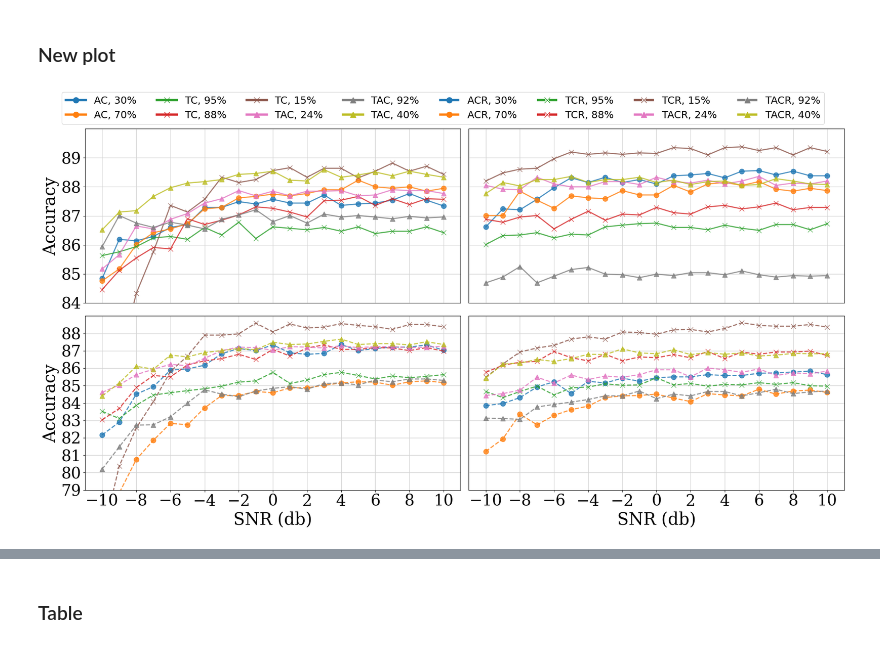
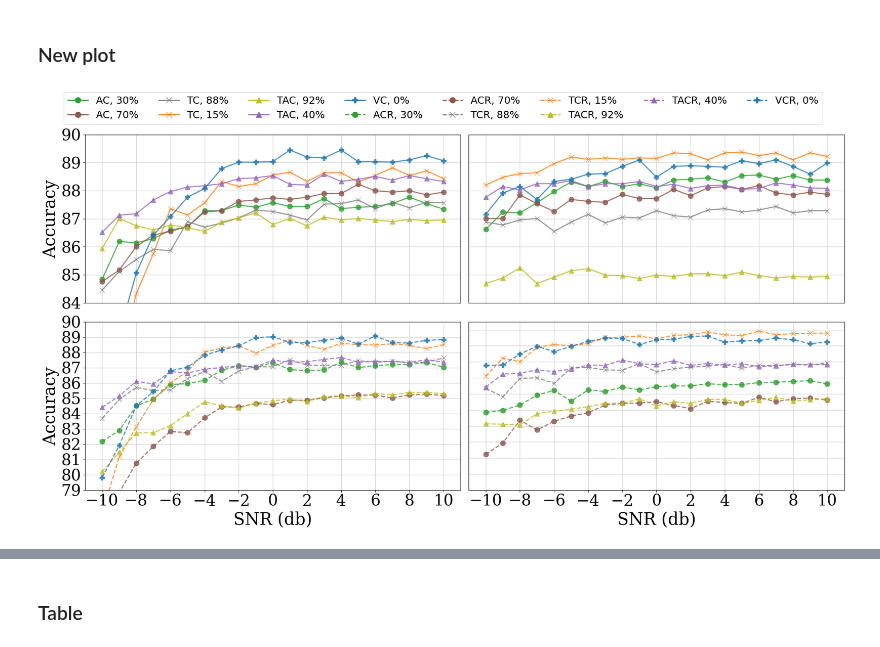
Before and after one commit to alessiodevoto/peekvit, a Jupyter notebook: result_processing_august3.ipynb, the cells around one changed output, grey strips where cells are left out. Saved outputs shown, nothing was run; the diff lists cells and outputs as text; code cells hidden in the pictures.

```diff
--- a/result_processing_august3.ipynb
+++ b/result_processing_august3.ipynb
@@ -107,10 +107,21 @@ df['Elements compression'] = df['Elements compression'].apply(lambda x: np.round
 # First rename conditional cases:
 df.loc[(df['compressor.name'] == 'AE') & (df['reconstruct_images'] == False), 'compressor.name'] = 'AC'
 
+
+#df.loc[(df['compressor.name'] == 'Tome+AE')  & (df['compressor.r'] == '[0, 0, 0, 0, 0, 0]') & (df['reconstruct_images'] == False), 'compressor.name'] = 'VAC'
+#df.loc[(df['compressor.name'] == 'Tome+AE')  & (df['compressor.r'] == '[0, 0, 0, 0, 0, 0]') & (df['reconstruct_images'] == True), 'compressor.name'] = 'VACR'
+
 # Second rename conditional cases:
 df.loc[(df['compressor.name'] == 'Tome+AE') & (df['reconstruct_images'] == False), 'compressor.name'] = 'TAC'
 
 df.loc[(df['compressor.name'] == 'Tome+AE') & (df['reconstruct_images'] == True), 'compressor.name'] = 'TACR'
+
+# Baselines
+df.loc[(df['compressor.name'] == 'Tome') & (df['compressor.r'] == '[0, 0, 0, 0, 0, 0]') & (df['reconstruct_images'] == False), 'compressor.name'] = 'VC'
+df.loc[(df['compressor.name'] == 'Tome') & (df['compressor.r'] == '[0, 0, 0, 0, 0, 0]') & (df['reconstruct_images'] == True), 'compressor.name'] = 'VCR'
+
+
+
 
 
 rename_dict = {
@@ -447,7 +1039,10 @@ personalised_sweep_columns = {
     'AC':['compressor.encoding_dim'] + shared_sweep_columns,
 
     'TC': ['compressor.use_trace_loss', 'compressor.r', 'compressor.encoding_dim'] + shared_sweep_columns,
+    'VC': ['compressor.use_trace_loss', 'compressor.r', 'compressor.encoding_dim'] + shared_sweep_columns,
+
     'TCR': ['compressor.use_trace_loss', 'compressor.r', 'compressor.encoding_dim'] + shared_sweep_columns,
+    'VCR': ['compressor.use_trace_loss', 'compressor.r', 'compressor.encoding_dim'] + shared_sweep_columns,
 
     'TAC': ['compressor.use_trace_loss', 'compressor.r', 'compressor.encoding_dim'] + shared_sweep_columns,
     'TACR': ['compressor.use_trace_loss', 'compressor.r', 'compressor.encoding_dim'] + shared_sweep_columns,
@@ -468,15 +1063,22 @@ filter_conditions = {
         'TC': {
             'train_snr_db': [0],
             'train_classifier_separetely': [False],
-            'Elements compression': [15., 88., 95.],
+            'Elements compression': [15., 88.,], #[15., 88., 95.],
             #'compressor.use_trace_loss': [True]
         },
 
         'TAC': {
             'train_snr_db': [0],
             'train_classifier_separetely': [False],
-            'Elements compression': [92., 24., 40.],
+            'Elements compression': [92., 40.],
 
+        },
+
+        'VC': {
+            'train_snr_db': [0],
+            'train_classifier_separetely': [False],
+            #'Elements compression': [0.0],
+            'compressor.use_trace_loss': [False]
         },
 
 
@@ -493,16 +1095,22 @@ filter_conditions = {
         'TC': {
             'train_snr_db': ['random'],
             'train_classifier_separetely': [False],
-            'Elements compression': [15., 88., 95.],
+            'Elements compression': [15., 88.,], #[15., 88., 95.],
             #'compressor.use_trace_loss': [True]
         },
         'TAC': {
             'train_snr_db': ['random'],
             'train_classifier_separetely': [False],
-           'Elements compression': [92., 24., 40.],
+           'Elements compression': [92., 40.],
             'compressor.use_trace_loss': [True],
 
-        }
+        },
+        'VC': {
+            'train_snr_db': ['random'],
+            'train_classifier_separetely': [False],
+            #'Elements compression': [0.0],
+            'compressor.use_trace_loss': [False]
+        },
 
         },
     (1, 0): {
@@ -514,8 +1122,8 @@ filter_conditions = {
         'TCR': {
             'train_snr_db': [0],
             'train_classifier_separetely': [False],
-            'Elements compression': [15., 88., 95.],
-            'compressor.use_trace_loss': [True],
+            'Elements compression': [15., 88.,], #[15., 88., 95.],
+            'compressor.use_trace_loss': [False],
 
         },
 
@@ -523,7 +1131,13 @@ filter_conditions = {
             'train_snr_db': [0],
             'train_classifier_separetely': [False],
             'compressor.use_trace_loss': [True],
-            'Elements compression': [92., 24., 40.],
+            'Elements compression': [92., 40.],
+        },
+        'VCR': {
+            'train_snr_db': [0],
+            'train_classifier_separetely': [False],
+            #'Elements compression': [0.0],
+            'compressor.use_trace_loss': [False]
         },
     },
     (1, 1): {
@@ -535,16 +1149,22 @@ filter_conditions = {
         'TCR': {
             'train_snr_db': ['random'],
             'train_classifier_separetely': [False],
-            'Elements compression': [15., 88., 95.],
-            'compressor.use_trace_loss': [True],
+            'Elements compression': [15., 88.,], #[15., 88., 95.],
+            'compressor.use_trace_loss': [False],
 
         },
 
         'TACR': {
             'train_snr_db': ['random'],
             'train_classifier_separetely': [False],
-            'Elements compression': [92., 24., 40.],
+            'Elements compression': [92., 40.],
             'compressor.use_trace_loss': [True],
+        },
+        'VCR': {
+            'train_snr_db': ['random'],
+            'train_classifier_separetely': [False],
+            #'Elements compression': [0.0],
+            'compressor.use_trace_loss': [False]
         },
 
     }
@@ -555,10 +1175,12 @@ filter_conditions = {
 # Line styles and markers for each model
 line_styles = {
     'AC': 'solid',
+    'VC': 'solid',
     "ACR": 'dashed',
 
     "TC": 'solid',
     "TCR": 'dashed',
+    "VCR": 'dashed',
 
     "TAC": 'solid',
     "TACR": 'dashed',
@@ -573,6 +1195,9 @@ markers = {
 
     "TAC": '^',
     "TACR": '^',
+
+    'VC': 'P',
+    'VCR': 'P'
 }
 
 
@@ -613,7 +1238,8 @@ with plt.rc_context(settings):
 
         # Assign unique colors for each combination
         colors = plt.cm.tab10(np.linspace(0, 1, len(unique_combinations_collector) + 1))
-        color_dict = {idx: colors[i] for i, idx in enumerate(unique_combinations_collector.index)}
+        #color_dict = {idx: colors[i] for i, idx in enumerate(unique_combinations_collector.index)}
+        color_dict = {idx: colors[i] for i, idx in enumerate(unique_combinations_collector.sort_values(by=['Elements compression', 'compressor.name']).index)}
 
         unique_combinations_collector.fillna('NA', inplace=True)
 
@@ -622,7 +1248,12 @@ with plt.rc_context(settings):
             selected_idx = [df_copy[key] == val for key, val in combination.items()]
             mask = np.logical_and.reduce(selected_idx)
             subset = df_copy[mask]
-            path_to_json = os.path.join(subset['path'].item(), 'results.json')
+
+            if len(subset)>1:
+                subset = df_copy[mask].loc[df_copy[mask].index[-1]]
+                path_to_json = os.path.join(subset.path, 'results.json')
+            else:
+                path_to_json = os.path.join(subset['path'].item(), 'results.json')
 
             # Load and plot results
             with open(path_to_json, 'r') as f:
@@ -648,7 +1279,7 @@ with plt.rc_context(settings):
                 Line2D(
                     [0], [0],
                     color=color_dict[idx],
-                    lw=4,
+                    lw=2,
                     linestyle=line_styles[combination['compressor.name']],
                     marker=markers[combination['compressor.name']],
                     markersize=10,
@@ -683,13 +1314,13 @@ with plt.rc_context(settings):
 
             step = 1
             if row_idx == 0 and ax_idx == 0:
-                left, right = 84, 90
-                ax.set_ylim(left,  right)
+                left, right = 84, 91
+                ax.set_ylim(left,  right-1)
                 ax.set_yticks(np.arange(left, right, step))
 
             elif row_idx == 0 and ax_idx == 1:
-                left, right = 84, 90
-                ax.set_ylim(left,  right)
+                left, right = 84, 91
+                ax.set_ylim(left,  right-1)
                 ax.set_yticks([])
                 ax.grid(True, axis='y', linestyle='--')  # Force y-axis grid with custom linestyle
                 # Add y-axis grid lines manually
@@ -697,38 +1328,38 @@ with plt.rc_context(settings):
                     ax.axhline(y=ytick, color='lightgray', linestyle='-', linewidth=1, zorder=0)
 
             elif row_idx == 1 and ax_idx == 0:
-                left, right = 79, 89
-                ax.set_ylim(left,  right)
+                left, right = 79, 90.5
+                ax.set_ylim(left,  right-1)
                 ax.set_yticks(np.arange(left, right, step))
 
             elif row_idx == 1 and ax_idx == 1:
-                left, right = 79, 89
-                ax.set_ylim(left,  right)
+                left, right = 79, 90.5
+                ax.set_ylim(left,  right-1)
                 ax.set_yticks([])  # Remove y-ticks from the second and third subplots
                 ax.grid(True, axis='y', linestyle='--')  # Force y-axis grid with custom linestyle
 
                 # Add y-axis grid lines manually
                 for ytick in np.arange(left,  right, step):
                     ax.axhline(y=ytick, color='lightgray', linestyle='-', linewidth=1, zorder=0)
 
 
     # Adjust spacing between subplots
     plt.subplots_adjust(wspace=3)  # Increase space between subplots
 #plot legend on top of the figure
 #fig.legend(handles=final_legend_elements, ncol=8, loc=(0, 0.95), fontsize=17)
 # increase legend size
 #fig.legend(handles=final_legend_elements, ncol=8, loc='upper center', fontsize=20)
 # Adjust subplots to make room for the legend at the top
 plt.subplots_adjust(top=0.85)  # Adjust top margin to leave space for the legend
 
 # Place the legend at the top center of the figure
 fig.legend(handles=final_legend_elements, ncol=8, loc='upper center', bbox_to_anchor=(0.5, 1.1), fontsize=18)
 
 
 
 # Save and show plot
 output_pdf_path = f"performance_plot.pdf"
 plt.savefig(output_pdf_path, bbox_inches='tight')
 plt.show()
 # %% [output]
-[figure, old version]
+[figure, new version]
```
Also changed, not shown: parts of 42 cells of this notebook, 8 other files.
